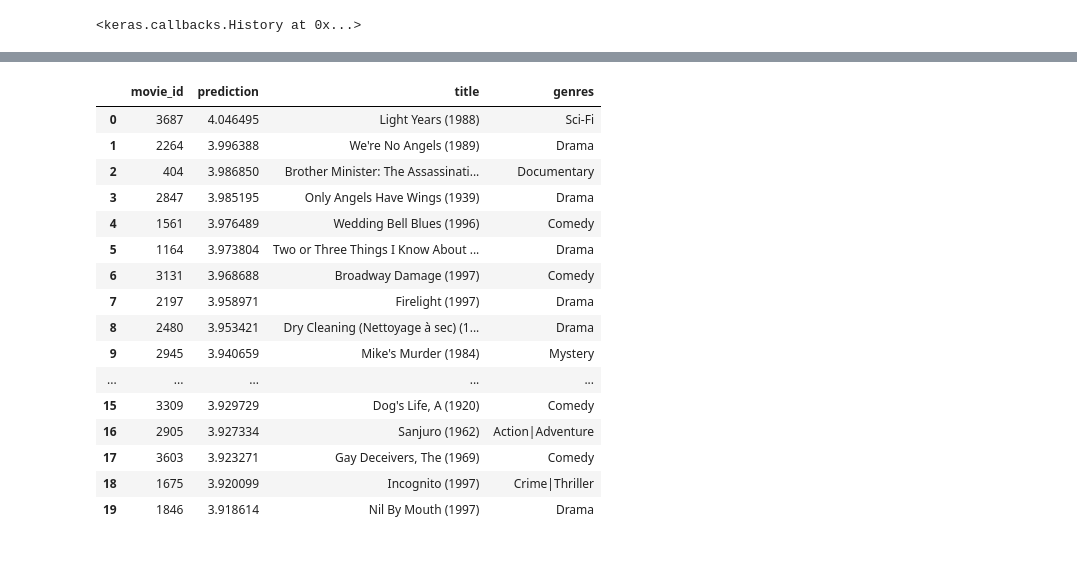
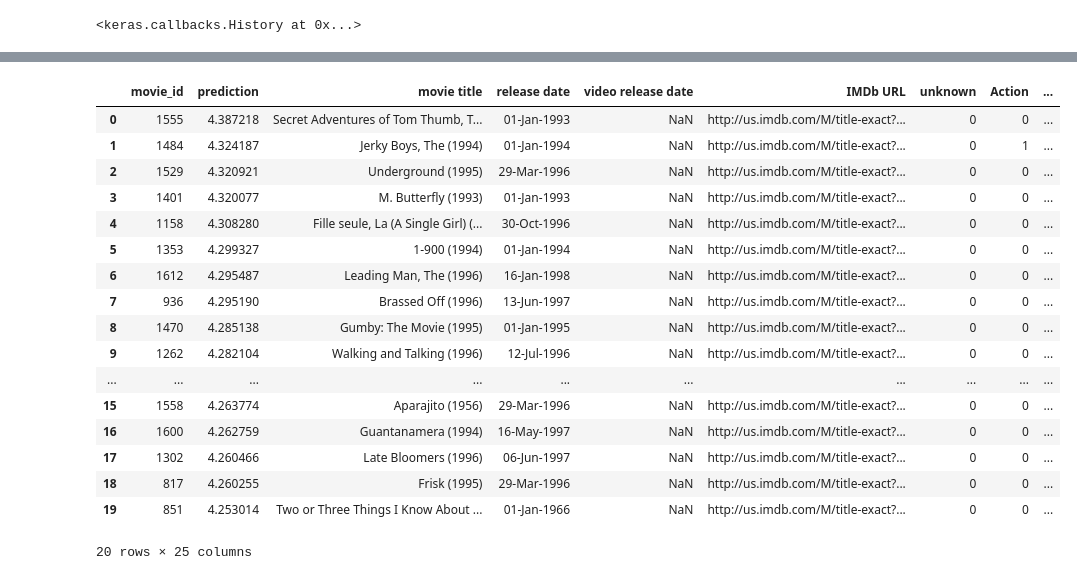
Before and after one commit to mkung8889/movie_app, a Jupyter notebook: deep_learning/deep_learning.ipynb, the cells around one changed output, grey strips where cells are left out. Cells and saved outputs as stored; diff of their text form; code cells hidden in the pictures.

```diff
--- a/deep_learning/deep_learning.ipynb
+++ b/deep_learning/deep_learning.ipynb
@@ -93,0 +17,10 @@ Name: title, dtype: object
+# %%
+ratings = pd.read_csv('../matrix_factorization/data/ml-100k/includes_team_ratings.csv').drop("Unnamed: 0", axis=1)
+ratings['user_emb_id'] = ratings['user_id'] - 1
+ratings['movie_emb_id'] = ratings['movie_id'] - 1
+# Set max_userid to the maximum user_id in the ratings
+max_userid = ratings['user_id'].drop_duplicates().max()
+# Set max_movieid to the maximum movie_id in the ratings
+max_movieid = ratings['movie_id'].drop_duplicates().max()
+
+ratings.head()
@@ -93,0 +44,8 @@ Name: title, dtype: object
+# %%
+# Reading movie file
+i_cols = ['movie_id', 'movie title' ,'release date','video release date', 'IMDb URL', 'unknown', 'Action', 'Adventure',
+'Animation', 'Children\'s', 'Comedy', 'Crime', 'Documentary', 'Drama', 'Fantasy',
+'Film-Noir', 'Horror', 'Musical', 'Mystery', 'Romance', 'Sci-Fi', 'Thriller', 'War', 'Western']
+movies = pd.read_csv('../matrix_factorization/data/ml-100k/u.item', sep='|', encoding='latin-1', names=i_cols)
+
+movies.head()
@@ -127,7 +93,7 @@ from CFModel import CFModel
 Using TensorFlow backend.
 # %%
 K_FACTORS = 100 # The number of dimensional embeddings for movies and users
-TEST_USER = 2500 # A random test user (user_id = 2500)
+TEST_USER = 150 # A random test user (user_id = 2500)
 # %%
 # Define model
 model = CFModel(max_userid, max_movieid, K_FACTORS)
@@ -190,8 +156,8 @@ users[users['user_id'] == 2500]
 def predict_rating(user_id, movie_id):
     return trained_model.rate(user_id - 1, movie_id - 1)
 # %%
-user_ratings = ratings[ratings['user_id'] == 2500][['user_id', 'movie_id', 'rating']]
-user_ratings['prediction'] = user_ratings.apply(lambda x: predict_rating(2500, x['movie_id']), axis=1)
+user_ratings = ratings[ratings['user_id'] == TEST_USER][['user_id', 'movie_id', 'rating']]
+user_ratings['prediction'] = user_ratings.apply(lambda x: predict_rating(TEST_USER, x['movie_id']), axis=1)
 user_ratings.sort_values(by='rating',
                          ascending=False).merge(movies,
                                                 on='movie_id',
@@ -218,26 +185,27 @@ user_ratings.sort_values(by='rating',
 # %%
 recommendations = ratings[ratings['movie_id'].isin(user_ratings['movie_id']) == False][['movie_id']].drop_duplicates()
-recommendations['prediction'] = recommendations.apply(lambda x: predict_rating(2500, x['movie_id']), axis=1)
+recommendations['prediction'] = recommendations.apply(lambda x: predict_rating(TEST_USER, x['movie_id']), axis=1)
 recommendations.sort_values(by='prediction',
                           ascending=False).merge(movies,
                                                  on='movie_id',
                                                  how='inner',
                                                  suffixes=['_u', '_m']).head(20)
 # %% [output]
-|  | movie_id | prediction | title | genres |
-| 0 | 3687 | 4.046495 | Light Years (1988) | Sci-Fi |
-| 1 | 2264 | 3.996388 | We're No Angels (1989) | Drama |
-| 2 | 404 | 3.986850 | Brother Minister: The Assassinati... | Documentary |
-| 3 | 2847 | 3.985195 | Only Angels Have Wings (1939) | Drama |
-| 4 | 1561 | 3.976489 | Wedding Bell Blues (1996) | Comedy |
-| 5 | 1164 | 3.973804 | Two or Three Things I Know About ... | Drama |
-| 6 | 3131 | 3.968688 | Broadway Damage (1997) | Comedy |
-| 7 | 2197 | 3.958971 | Firelight (1997) | Drama |
-| 8 | 2480 | 3.953421 | Dry Cleaning (Nettoyage à sec) (1... | Drama |
-| 9 | 2945 | 3.940659 | Mike's Murder (1984) | Mystery |
-| ... | ... | ... | ... | ... |
-| 15 | 3309 | 3.929729 | Dog's Life, A (1920) | Comedy |
-| 16 | 2905 | 3.927334 | Sanjuro (1962) | Action|Adventure |
-| 17 | 3603 | 3.923271 | Gay Deceivers, The (1969) | Comedy |
-| 18 | 1675 | 3.920099 | Incognito (1997) | Crime|Thriller |
-| 19 | 1846 | 3.918614 | Nil By Mouth (1997) | Drama |
+|  | movie_id | prediction | movie title | release date | video release date | IMDb URL | unknown | Action | ... |
+| 0 | 1555 | 4.387218 | Secret Adventures of Tom Thumb, T... | 01-Jan-1993 | NaN | http://us.imdb.com/M/title-exact?... | 0 | 0 | ... |
+| 1 | 1484 | 4.324187 | Jerky Boys, The (1994) | 01-Jan-1994 | NaN | http://us.imdb.com/M/title-exact?... | 0 | 1 | ... |
+| 2 | 1529 | 4.320921 | Underground (1995) | 29-Mar-1996 | NaN | http://us.imdb.com/M/title-exact?... | 0 | 0 | ... |
+| 3 | 1401 | 4.320077 | M. Butterfly (1993) | 01-Jan-1993 | NaN | http://us.imdb.com/M/title-exact?... | 0 | 0 | ... |
+| 4 | 1158 | 4.308280 | Fille seule, La (A Single Girl) (... | 30-Oct-1996 | NaN | http://us.imdb.com/M/title-exact?... | 0 | 0 | ... |
+| 5 | 1353 | 4.299327 | 1-900 (1994) | 01-Jan-1994 | NaN | http://us.imdb.com/M/title-exact?... | 0 | 0 | ... |
+| 6 | 1612 | 4.295487 | Leading Man, The (1996) | 16-Jan-1998 | NaN | http://us.imdb.com/M/title-exact?... | 0 | 0 | ... |
+| 7 | 936 | 4.295190 | Brassed Off (1996) | 13-Jun-1997 | NaN | http://us.imdb.com/M/title-exact?... | 0 | 0 | ... |
+| 8 | 1470 | 4.285138 | Gumby: The Movie (1995) | 01-Jan-1995 | NaN | http://us.imdb.com/M/title-exact?... | 0 | 0 | ... |
+| 9 | 1262 | 4.282104 | Walking and Talking (1996) | 12-Jul-1996 | NaN | http://us.imdb.com/M/title-exact?... | 0 | 0 | ... |
+| ... | ... | ... | ... | ... | ... | ... | ... | ... | ... |
+| 15 | 1558 | 4.263774 | Aparajito (1956) | 29-Mar-1996 | NaN | http://us.imdb.com/M/title-exact?... | 0 | 0 | ... |
+| 16 | 1600 | 4.262759 | Guantanamera (1994) | 16-May-1997 | NaN | http://us.imdb.com/M/title-exact?... | 0 | 0 | ... |
+| 17 | 1302 | 4.260466 | Late Bloomers (1996) | 06-Jun-1997 | NaN | http://us.imdb.com/M/title-exact?... | 0 | 0 | ... |
+| 18 | 817 | 4.260255 | Frisk (1995) | 29-Mar-1996 | NaN | http://us.imdb.com/M/title-exact?... | 0 | 0 | ... |
+| 19 | 851 | 4.253014 | Two or Three Things I Know About ... | 01-Jan-1966 | NaN | http://us.imdb.com/M/title-exact?... | 0 | 0 | ... |
+20 rows × 25 columns
```
Also changed, not shown: parts of 14 cells of this notebook, 3 other files.
